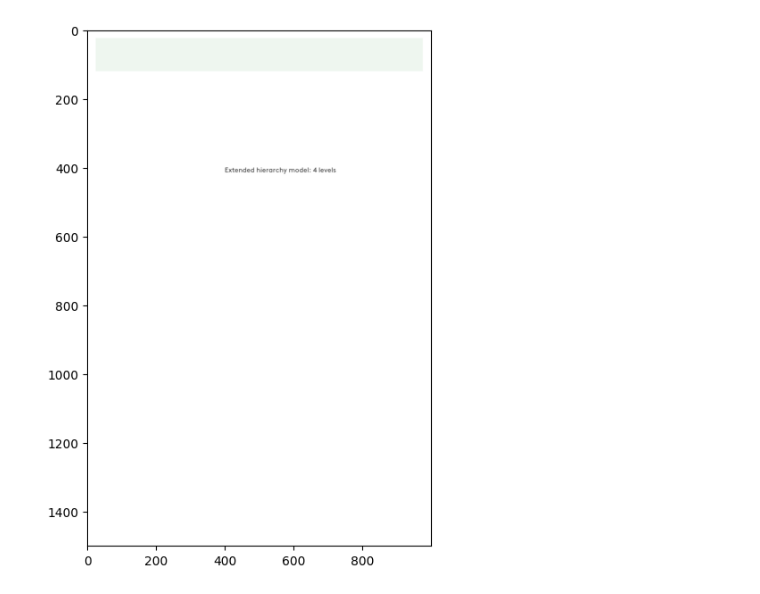
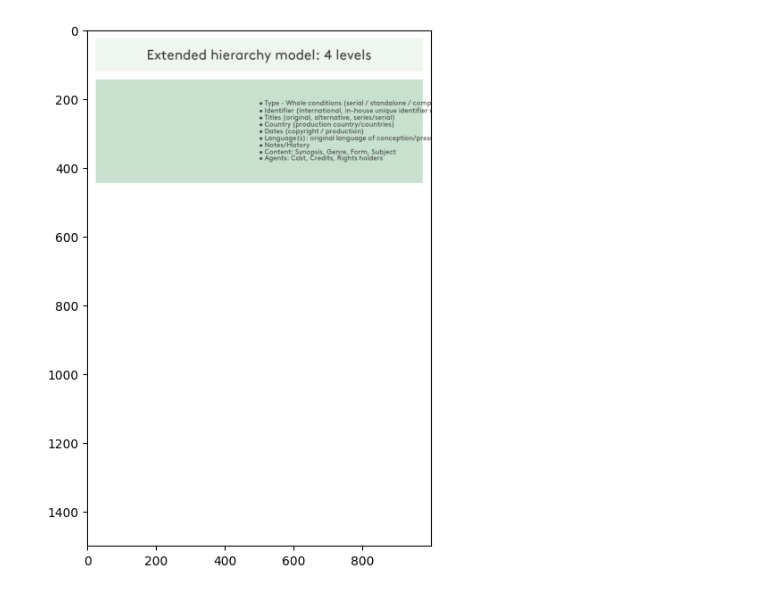
Before and after one commit to FIAF/fiaf-cataloguing-manual, a Jupyter notebook: src/diagrams/diagrams.ipynb, the cells around one changed output. Saved outputs shown, nothing was run; the diff lists cells and outputs as text; code cells hidden in the pictures.

Commit message:
text offsets

```diff
--- a/src/diagrams/diagrams.ipynb
+++ b/src/diagrams/diagrams.ipynb
@@ -11,14 +11,53 @@ from PIL import Image, ImageDraw, ImageFont
 
 def font(weight, size):
 
+    ''' Define a font object. '''
+
     font_path = pathlib.Path.cwd().parents[0] / 'font' / f'BrownStd{weight}.otf'
     if not font_path.exists():
         raise Exception('Font OTF does not exist.')
 
-    return ImageFont.truetype(str(bold_path), size)
+    return ImageFont.truetype(str(font_path), size)
+
+def draw_rectangle(name, x, y, w, h, colour):
+
+    ''' Define a rectangle shape. '''
+
+    cv2.rectangle(canvas, (x, y), (x+w, y+h), colour, -1)
+    elements[name] = {'x':x, 'y':y, 'w':w, 'h':h}
+
+def draw_text_by_anchor(anchor, text, text_weight, text_size, center, y_offset_iterate):
+
+    font_object = font(text_weight, text_size)
 
 
-font('Regular', 40)
+    anchor_coords = elements[anchor]
+    center_x = anchor_coords['x']+(anchor_coords['w']/2)
+    center_y = anchor_coords['y']+(anchor_coords['h']/2)
+
+    text_bbox = font_object.getbbox(text[:4])
+    center_y = center_y-(text_bbox[3]/2)
+
+    center_y = center_y + (y_offset_iterate*20)
+
+
+
+    if center:
+        text_bbox = font_object.getbbox(text)
+        center_x = center_x-(text_bbox[2]/2)
+
+
+
+
+    draw.text((int(center_x), int(center_y)), text, font=font_object, fill="#444444")
+
+def render_preview(path):
+
+    preview = cv2.cvtColor(cv2.imread(path, -1), cv2.COLOR_BGR2RGB)
+    print(preview.shape)
+    plt.figure(figsize=(7.5,7.5))
+    plt.imshow(skimage.img_as_float32(preview))
+    plt.show()
 
 img_path = pathlib.Path.cwd() / 'test.png'
 
@@ -26,10 +65,12 @@ canvas_w, canvas_h = 1000, 1500
 canvas = numpy.zeros((canvas_h, canvas_w, 3), numpy.uint8)
 canvas[:, :] = (255, 255, 255)
 
-# 950/10 = 9.5
+elements = dict()
+draw_rectangle('header', 25, 25, 950, 95, (239, 246, 238))
+
+draw_rectangle('layer_1', 25, 145, 950, 300, (206, 225, 199))
 
 
-cv2.rectangle(canvas, (25, 25), (975,25+95), (239,246,238), -1)
 
 cv2.imwrite(img_path, canvas)
 
@@ -37,11 +78,34 @@ image_data = Image.open(img_path)
 draw = ImageDraw.Draw(image_data)
 
 
-bold_path = pathlib.Path.cwd().parents[0] / 'font' / 'BrownStdRegular.otf'
-print(bold_path.exists())
 
-bold_font = ImageFont.truetype(str(bold_path), 20)
-draw.text((400, 400),'Extended hierarchy model: 4 levels', font=bold_font, fill="#444444")
+draw_text_by_anchor('header', 'Extended hierarchy model: 4 levels', 'Regular', 40, True, 0)
+
+
+# mathematically calculate offsets.
+
+
+layer_1_text = ['• Type - Whole conditions (serial / standalone / component part)',
+    '• Identifier (international, in-house unique identifier number)',
+    '• Titles (original, alternative, series/serial)',
+    '• Country (production country/countries)',
+    '• Dates (copyright / production)',
+    '• Language(s): original language of conception/presentation',
+    '• Notes/History',
+    '• Content: Synopsis, Genre, Form, Subject',
+    '• Agents: Cast, Credits, Rights holders']
+
+layer_1_text = [{'text':x, 'offset':i-((len(layer_1_text)-1)/2)} for i,x in enumerate(layer_1_text)]
+
+print(len(layer_1_text))
+
+
+
+print(layer_1_text)
+
+for x in layer_1_text:
+    draw_text_by_anchor('layer_1', x['text'], 'Regular', 20, False, x['offset'])
+
 
 
 
@@ -50,14 +114,5 @@ image_data.save(img_path)
 
 
 
-
-preview = cv2.cvtColor(cv2.imread(img_path, -1), cv2.COLOR_BGR2RGB)
-
-
-
-
-print(preview.shape)
-plt.figure(figsize=(7.5,7.5))
-plt.imshow(skimage.img_as_float32(preview))
-plt.show()
+render_preview(img_path)
 # %% [output]
@@ -65,2 +121,2 @@ True
 (1500, 1000, 3)
-[figure, old version]
+[figure, new version]
```
Also changed, not shown: parts of 2 cells of this notebook, 1 other file.
